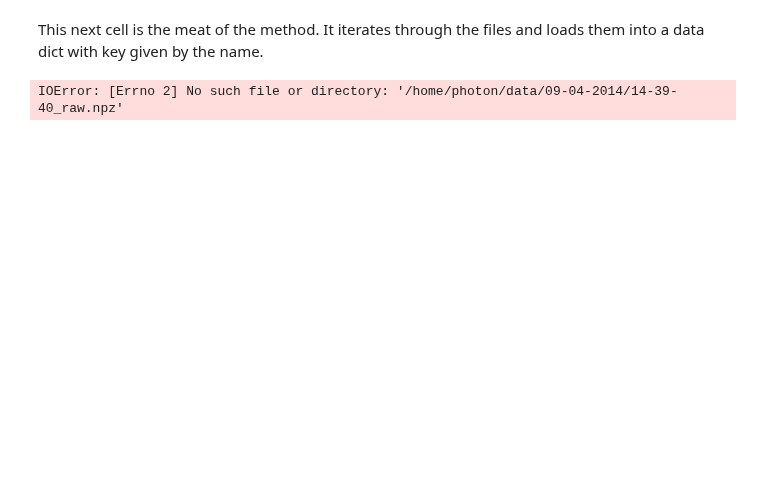
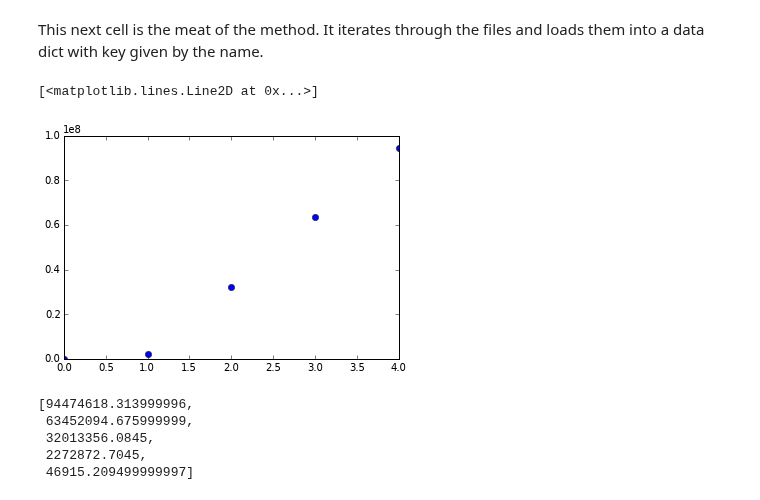
Before and after one commit to DawesLab/CCDimage, a Jupyter notebook: Rewrite of additional figure notebook.ipynb, the cells around one changed output. Cells and saved outputs as stored; diff of their text form; code cells hidden in the pictures; blank space fills up the shorter version.

```diff
--- a/Rewrite of additional figure notebook.ipynb
+++ b/Rewrite of additional figure notebook.ipynb
@@ -10,12 +12,14 @@ import matplotlib.pyplot as plt
 # %%
 filenames = ["14-39-40","14-44-12","14-47-13","14-49-57","14-52-17"]
 setnames = ["A","B","C","D","E"]
+data_npz = {}
+data = {}
+ncount = {}
+scaled_data = {}
+photons = {}
 # %% [markdown]
 This next cell is the meat of the method. It iterates through the files and loads them into a data dict with key given by the name.
 # %%
+#load the data:
 for filename, setname in zip(filenames, setnames):
-    data[name] = np.load("/home/photon/data/09-04-2014/" + filename + "_raw.npz")
-    ncount[name] = data[name]['dataOut']
-    scaled_kp[name] = np.sqrt(2.0/ncount[name]) * data[name]
+    data_npz[setname] = np.load("/home/photon/data/09-04-2014/" + filename + "_raw.npz")
-# %% [output]
-IOError: [Errno 2] No such file or directory: '/home/photon/data/09-04-2014/14-39-40_raw.npz'
@@ -26,0 +26,4 @@ scaled_kpA = np.sqrt(2.0/ncountA) *(dataA)
+# %%
+for setname in setnames:
+    data[setname] = data_npz[setname]['dataOut']
+    ncount[setname] = data_npz[setname]['ncount']
@@ -26,0 +34,17 @@ scaled_kpA = np.sqrt(2.0/ncountA) *(dataA)
+# %%
+test = []
+for dset in setnames:
+    test.append(np.average(ncount[dset]))
+# %%
+plt.plot(np.sort(test),"o")
+# %% [output]
+[<matplotlib.lines.Line2D at 0x...>]
+[figure, added]
+# %%
+test
+# %% [output]
+[94474618.313999996,
+ 63452094.675999999,
+ 32013356.0845,
+ 2272872.7045,
+ 46915.209499999997]
```
Also changed, not shown: parts of 7 cells of this notebook, 2 other files.
